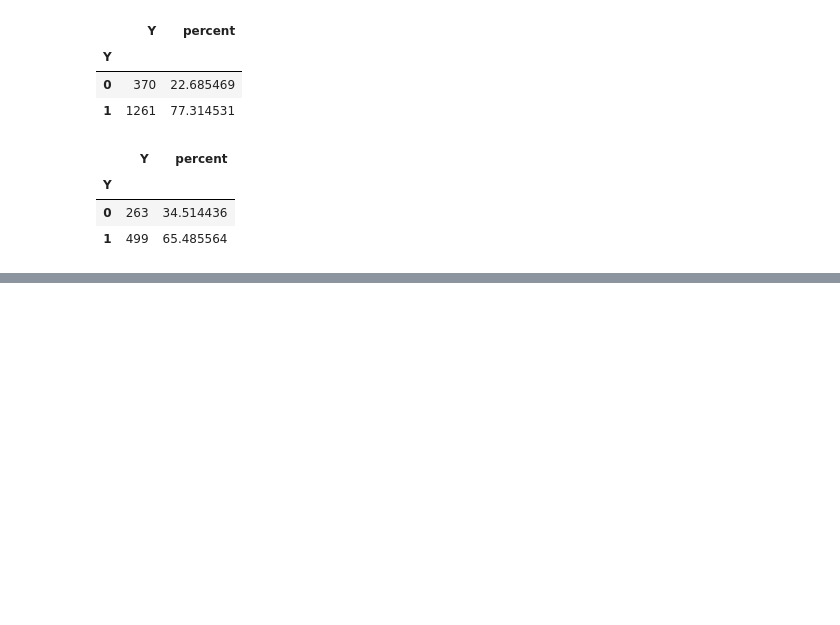
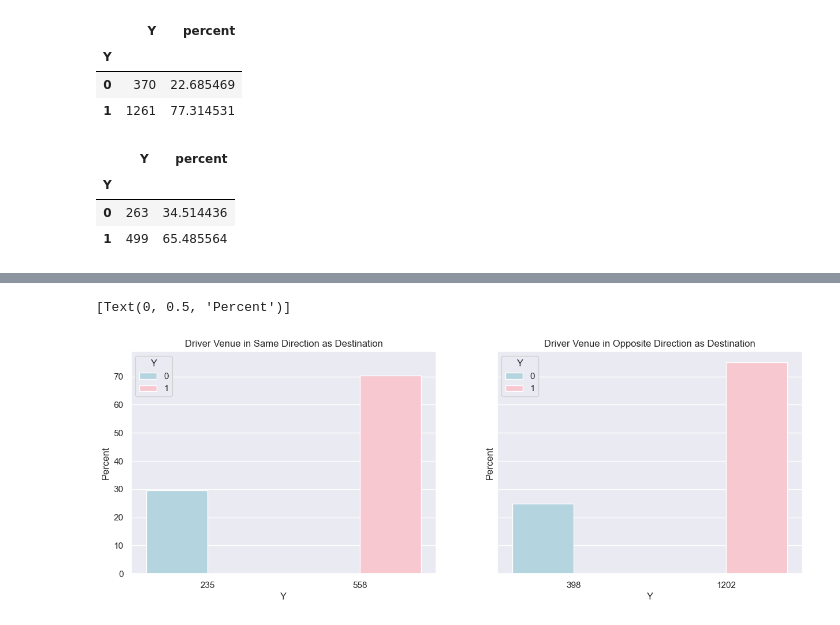
Before and after one commit to kesavan2017/ucbe-AIML-practical-application-51, a Jupyter notebook: prompt.ipynb, the cells around one changed output, grey strips where cells are left out. Drawn from its saved outputs; the diff is of its cells as text; code cells hidden in the pictures; blank space fills up the shorter version.

```diff
--- a/prompt.ipynb
+++ b/prompt.ipynb
@@ -675,0 +706,8 @@ display (df_carryaway_income_above50k)
+# %%
+df_carryaway_dir_same = df_carry_away_coupon.query('(direction_same == 1) and (direction_opp == 0)').groupby(['Y'])[['Y']].count()
+df_carryaway_dir_same['percent'] = (df_carryaway_dir_same['Y']/df_carryaway_dir_same.Y.sum())*100
+display (df_carryaway_dir_same)
+
+df_carryaway_dir_opp = df_carry_away_coupon.query('(direction_same == 0) and (direction_opp == 1)').groupby(['Y'])[['Y']].count()
+df_carryaway_dir_opp['percent'] = (df_carryaway_dir_opp['Y']/df_carryaway_dir_opp.Y.sum())*100
+display (df_carryaway_dir_opp)
@@ -675,0 +723,16 @@ display (df_carryaway_income_above50k)
+# %%
+# Create subplots to visualize the Direction of Venue based on intended driver destination
+#
+#
+fig_ind3, axes = plt.subplots(1, 2, figsize=(15, 5), sharey=True)
+fig.suptitle('Acceptance between 3 groups of drivers per Prompt:')
+
+sns.barplot(ax=axes[0], x=df_carryaway_dir_same['Y'], y=df_carryaway_dir_same['percent'], hue=df_carryaway_dir_same.index.astype(str), palette=['lightblue', 'pink'])
+sns.barplot(ax=axes[1], x=df_carryaway_dir_opp['Y'], y=df_carryaway_dir_opp['percent'], hue=df_carryaway_dir_opp.index.astype(str), palette=['lightblue', 'pink'])
+axes[0].set_title("Driver Venue in Same Direction as Destination")
+axes[1].set_title("Driver Venue in Opposite Direction as Destination")
+axes[0].set(ylabel='Percent')
+axes[1].set(ylabel='Percent')
+# %% [output]
+[Text(0, 0.5, 'Percent')]
+[figure, added]
```
Also changed, not shown: parts of 19 cells of this notebook.
